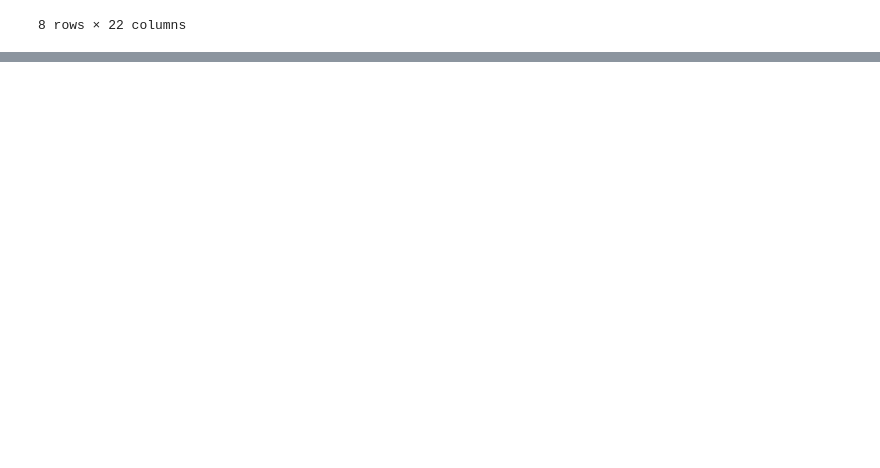
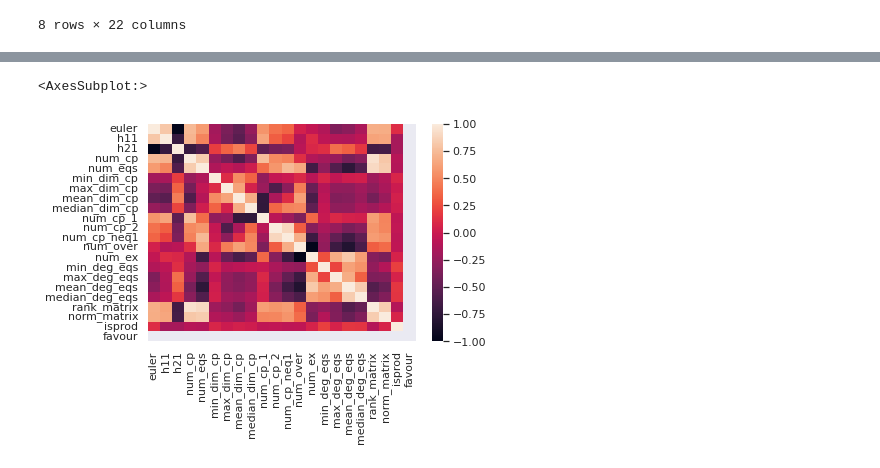
Before and after one commit to qerboz/cicy-internship, a Jupyter notebook: prog/Notebook.ipynb, the cells around one changed output, grey strips where cells are left out. Drawn from its saved outputs; the diff is of its cells as text; code cells hidden in the pictures; blank space fills up the shorter version.

```diff
--- a/prog/Notebook.ipynb
+++ b/prog/Notebook.ipynb
@@ -20,3 +28,16 @@ df.describe()
 | 75% | -28.000000 | 9.000000 | 33.000000 | 8.000000 | 9.000000 | 1.000000 | 3.000000 | 1.714286 | 2.000000 | ... |
 | max | 0.000000 | 19.000000 | 101.000000 | 12.000000 | 15.000000 | 7.000000 | 7.000000 | 7.000000 | 7.000000 | ... |
 8 rows × 22 columns
+# %%
+sns.set()
+fig = plt.figure(figsize=(10,10))
+gs = fig.add_gridspec(2,2)
+ax1 = fig.add_subplot(gs[0,0])
+ax2 = fig.add_subplot(gs[0,1])
+ax3 = fig.add_subplot(gs[1,:])
+ax3.yaxis.set_ticks(range(0,21,2))
+ax3.xaxis.set_ticks(range(0,110,10))
+sns.histplot(data = df, x = 'h11', ax = ax1, log_scale = (False,True), discrete = True)
+sns.histplot(data = df, x = 'h21', ax = ax2, log_scale = (False,True), discrete = True)
+sns.histplot(data = df, x = 'h21', y = 'h11', cbar = True, cbar_kws = {'label':'Count','shrink':.80}, ax = ax3, discrete = True)
+fig.tight_layout()
@@ -22,0 +46,5 @@ df.describe()
+# %%
+sns.heatmap(df.corr(), xticklabels = 1, yticklabels = 1)
+# %% [output]
+<AxesSubplot:>
+[figure, added]
```
Also changed, not shown: parts of 12 cells of this notebook.
